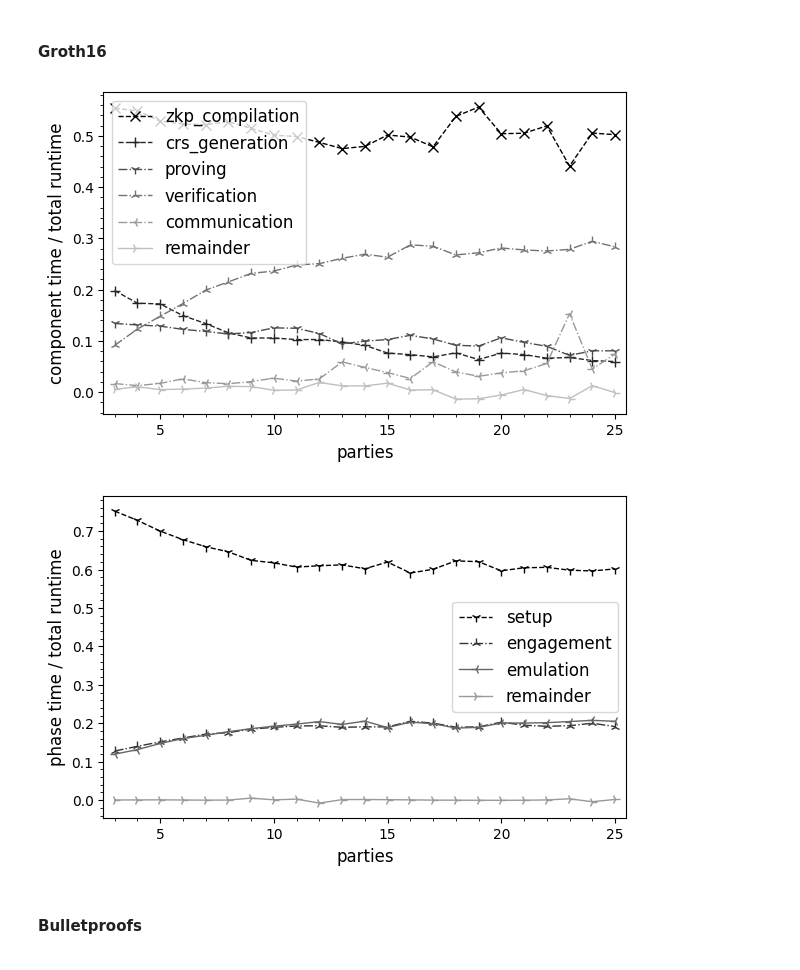
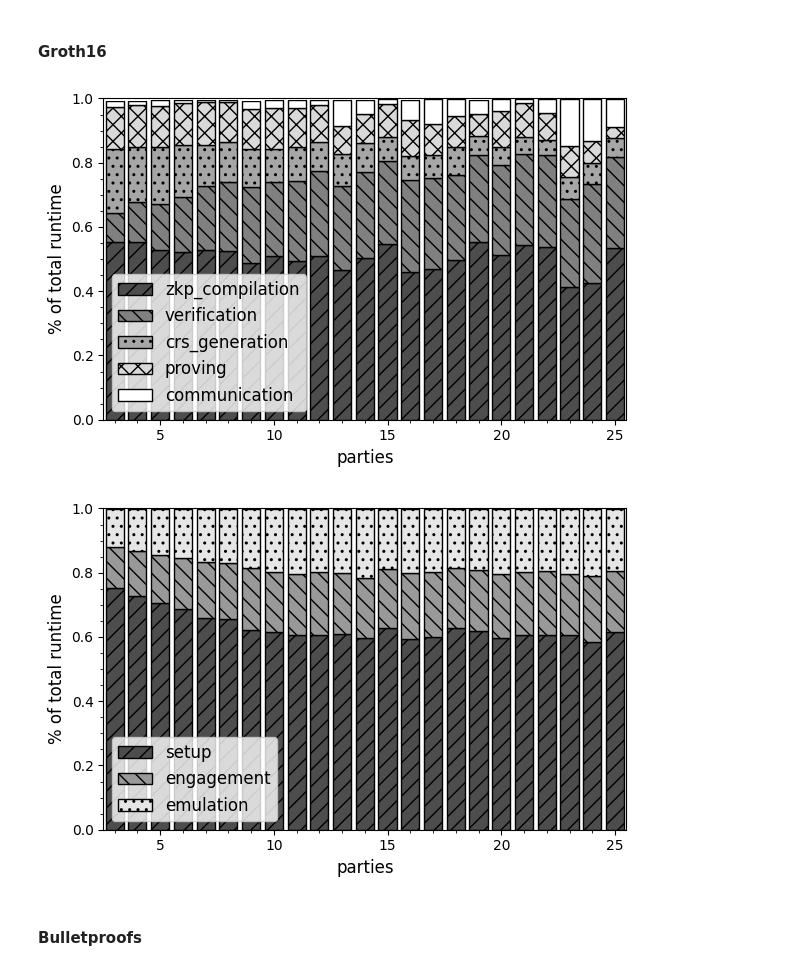
Before and after one commit to lorenzorota/activesecuritympc, a Jupyter notebook: notebooks/benchmark_analysis.ipynb, the cells around one changed output. Cells and saved outputs as stored; diff of their text form; code cells hidden in the pictures.

Commit message:
Included more metrics for communication cost, and improved benchmark analysis

```diff
--- a/notebooks/benchmark_analysis.ipynb
+++ b/notebooks/benchmark_analysis.ipynb
@@ -29,6 +29,8 @@ for i in range(3, 26):
     file = f"benchmarks/sum_active_groth16_{i}_parties.csv"
     groth16_readings.append(pd.read_csv(file))
 groth16_readings = pd.concat(groth16_readings)
+# Group by 'parties' and 'ensemble' and set 'total_crs_generation_time' to the value of id==0 for each group
+groth16_readings['total_crs_generation_time'] = groth16_readings.groupby(['parties', 'ensemble'])['total_crs_generation_time'].transform(lambda x: x.iloc[0])
 groth16_readings['total_communication_cost'] = groth16_readings['total_bytes_sent'] + groth16_readings['total_bytes_recv']
 groth16_readings['total_verification_time_per_party'] = groth16_readings['total_verification_time'] / groth16_readings['parties']
 groth16_readings = groth16_readings.drop(columns=['total_bytes_sent', 'total_bytes_recv'])
@@ -253,26 +314,15 @@ fig.savefig('figures/active_verification_time.pdf')
 ### Relative runtimes
 # %%
 def get_runtime_ratio(data, metric_dict, metric='runtime', id=0):
+    median_data, _ = get_all_measurements_alongside_median(data, "total_runtime")
+
     # Compute a new column based on metric divided by total_runtime
-    data['metric_ratio'] = data[metric] / data['total_runtime']
-
-    # Calculate mean, median, and stdiv for the new column
-    grouped_data_ratio = data.groupby(['parties', 'id'])
-    mean_data_ratio = grouped_data_ratio['metric_ratio'].mean()
-    median_data_ratio = grouped_data_ratio['metric_ratio'].median()
-    std_data_ratio = grouped_data_ratio['metric_ratio'].std()
+    median_data_ratio = median_data[metric] / median_data['total_runtime']
 
     # Get data specifically for party 0
-    mean_data_0 = mean_data_ratio[mean_data_ratio.index.get_level_values('id') == id]
-    median_data_0 = median_data_ratio[median_data_ratio.index.get_level_values('id') == id]
-    std_data_0 = std_data_ratio[std_data_ratio.index.get_level_values('id') == id]
+    median_data_0 = median_data_ratio[median_data['id'] == id]
 
-    # Produce plot for a given metric
-    parties = median_data_0.index.get_level_values('parties')
-    data = median_data_0
-    std_dev = std_data_0
-
-    return data
+    return median_data_0
 # %% [markdown]
 Lastly we measure how all components compare against the overall runtime and communication cost to see which is the bottleneck.
 
@@ -293,48 +343,59 @@ communication_time_ratio = get_runtime_ratio(groth16_readings, names, "total_com
 
 remainder_ratio = 1 - (zkp_compile_time_ratio + crs_generation_time_ratio + proving_time_ratio + verification_time_ratio + communication_time_ratio)
 
+bar_width = 0.8
+bar_positions = parties
+patterns = [ "//" , "\\\\" , ".." , "xx" , "" , "x", "o", "O", ".", "*" ]
+
 plt.figure(figsize=(6.75, 2.0858647120308955*2), facecolor="white")
 plt.style.use('grayscale')
-plt.plot(parties, zkp_compile_time_ratio, linestyle="--", linewidth=1, color='0', marker="x", markersize=7, label="zkp_compilation")
-plt.plot(parties, crs_generation_time_ratio, linestyle="--", linewidth=1, color='0.15', marker="+", markersize=7, label="crs_generation")
-plt.plot(parties, proving_time_ratio, linestyle="-.", linewidth=1, color='0.3', marker="1", markersize=7, label="proving")
-plt.plot(parties, verification_time_ratio, linestyle="-.", linewidth=1, color='0.45', marker="2", markersize=7, label="verification")
-plt.plot(parties, communication_time_ratio, linestyle="-.", linewidth=1, color='0.6', marker="3", markersize=7, label="communication")
-plt.plot(parties, remainder_ratio, linestyle="-", linewidth=1, color='0.75', marker="4", markersize=7, label="remainder")
+plt.bar(bar_positions, zkp_compile_time_ratio, width=bar_width, hatch=patterns[0], edgecolor='black', color='0.3', label="zkp_compilation")
+plt.bar(bar_positions, verification_time_ratio, width=bar_width, hatch=patterns[1], edgecolor='black', color='0.5', bottom=zkp_compile_time_ratio, label="verification")
+plt.bar(bar_positions, crs_generation_time_ratio, width=bar_width, hatch=patterns[2], edgecolor='black', color='0.65', bottom=zkp_compile_time_ratio+verification_time_ratio, label="crs_generation")
+plt.bar(bar_positions, proving_time_ratio, width=bar_width, hatch=patterns[3], edgecolor='black', color='0.85', bottom=zkp_compile_time_ratio+verification_time_ratio+crs_generation_time_ratio, label="proving")
+plt.bar(bar_positions, communication_time_ratio, width=bar_width, hatch=patterns[4], edgecolor='black', color='1', bottom=zkp_compile_time_ratio+verification_time_ratio+crs_generation_time_ratio+proving_time_ratio, label="communication")
+plt.bar(bar_positions, remainder_ratio, width=bar_width, color='1', bottom=zkp_compile_time_ratio+verification_time_ratio+crs_generation_time_ratio+proving_time_ratio+communication_time_ratio)
 plt.minorticks_on()
 
 plt.xlim(3-0.5, max(parties)+0.5)
+plt.ylim(0, 1)
 plt.xlabel('parties', fontsize=12)
-plt.ylabel('component time / total runtime', fontsize=12)
-plt.legend(loc='best', fontsize=12)
+plt.ylabel('% of total runtime', fontsize=12)
+plt.legend(loc='lower left', fontsize=12)
 
 plt.savefig('figures/groth16_relative_component_times.pdf')
 # %% [output]
-[figure, old version]
+[figure, new version]
 # %%
 # For different phases
 setup_time_ratio = get_runtime_ratio(groth16_readings, names, "setup_time")
 engagement_time_ratio = get_runtime_ratio(groth16_readings, names, "engagement_time")
 emulation_time_ratio = get_runtime_ratio(groth16_readings, names, "emulation_time")
 
 remainder_ratio = 1 - (setup_time_ratio + engagement_time_ratio + emulation_time_ratio)
 
+bar_width = 0.8
+bar_positions = parties
+patterns = [ "//" , "\\\\" , ".." , "xx" , "" , "x", "o", "O", ".", "*" ]
+
 plt.figure(figsize=(6.75, 2.0858647120308955*2), facecolor="white")
 plt.style.use('grayscale')
-plt.plot(parties, setup_time_ratio, linestyle="--", linewidth=1, color='0', marker="1", markersize=7, label="setup")
-plt.plot(parties, engagement_time_ratio, linestyle="-.", linewidth=1, color='0.2', marker="2", markersize=7, label="engagement")
-plt.plot(parties, emulation_time_ratio, linestyle="-", linewidth=1, color='0.4', marker="3", markersize=7, label="emulation")
-plt.plot(parties, remainder_ratio, linestyle="-", linewidth=1, color='0.6', marker="4", markersize=7, label="remainder")
+plt.bar(bar_positions, setup_time_ratio, width=bar_width, hatch=patterns[0], edgecolor='black', color='0.3', label="setup")
+plt.bar(bar_positions, engagement_time_ratio, width=bar_width, hatch=patterns[1], edgecolor='black', color='0.6', bottom=setup_time_ratio, label="engagement")
+plt.bar(bar_positions, emulation_time_ratio, width=bar_width, hatch=patterns[2], edgecolor='black', color='0.9', bottom=setup_time_ratio+engagement_time_ratio, label="emulation")
+plt.bar(bar_positions, remainder_ratio, width=bar_width, color='1', bottom=setup_time_ratio+engagement_time_ratio+emulation_time_ratio)
+
 plt.minorticks_on()
 
 plt.xlim(3-0.5, max(parties)+0.5)
+plt.ylim(0, 1)
 plt.xlabel('parties', fontsize=12)
-plt.ylabel('phase time / total runtime', fontsize=12)
+plt.ylabel('% of total runtime', fontsize=12)
 plt.legend(loc='best', fontsize=12)
 
 plt.savefig('figures/groth16_relative_phases_times.pdf')
 # %% [output]
-[figure, old version]
+[figure, new version]
 # %% [markdown]
 #### Bulletproofs
 # %%
```
Also changed, not shown: parts of 25 cells of this notebook, 6 other files.
